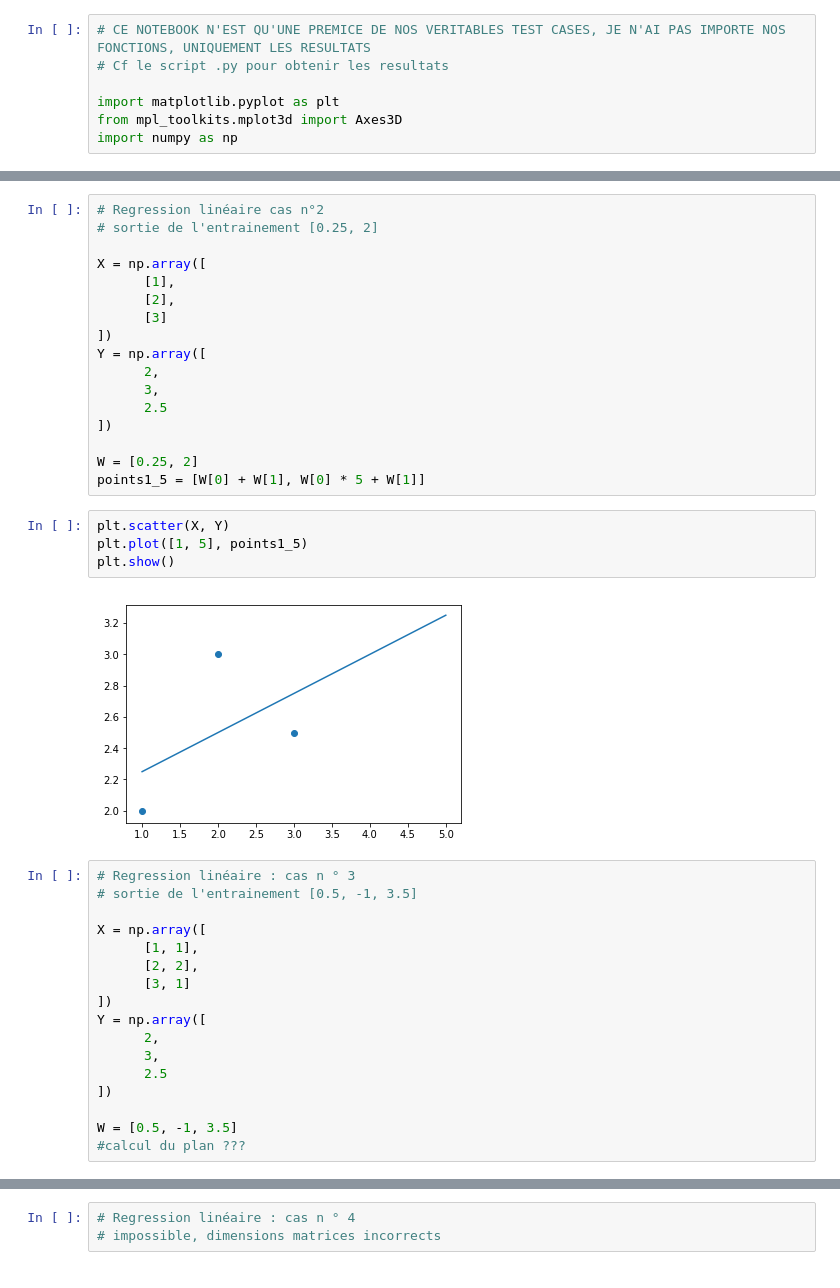
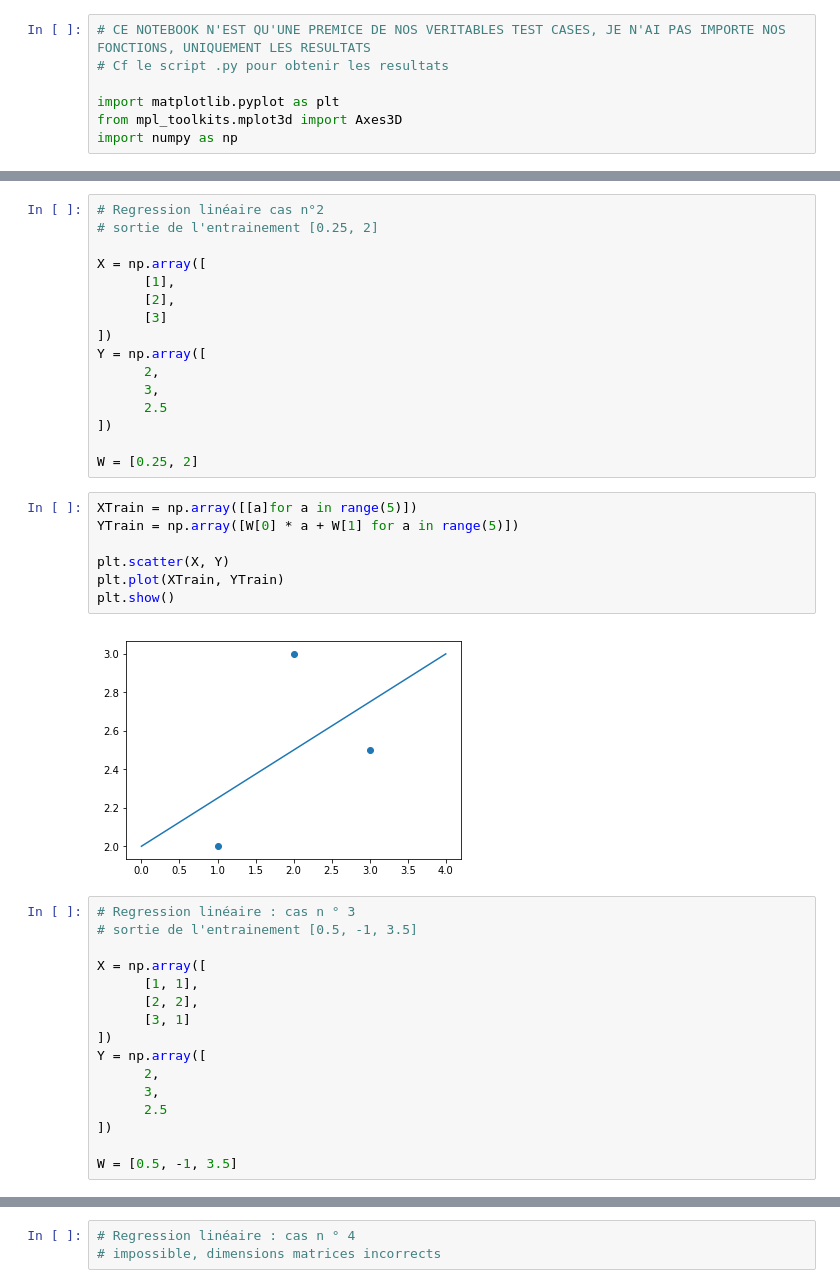
Before and after one commit to ArnauldDyor/MachineLearningProject, a Jupyter notebook: TestCase/test.ipynb, the cells around one changed output, grey strips where cells are left out. Saved outputs shown, nothing was run; the diff lists cells and outputs as text.

```diff
--- a/TestCase/test.ipynb
+++ b/TestCase/test.ipynb
@@ -41,13 +43,15 @@ Y = np.array([
 ])
 
 W = [0.25, 2]
-points1_5 = [W[0] + W[1], W[0] * 5 + W[1]]
-# %%
-plt.scatter(X, Y)
-plt.plot([1, 5], points1_5)
-plt.show()
-# %% [output]
-[figure, removed]
+# %%
+XTrain = np.array([[a]for a in range(5)])
+YTrain = np.array([W[0] * a + W[1] for a in range(5)])
+
+plt.scatter(X, Y)
+plt.plot(XTrain, YTrain)
+plt.show()
+# %% [output]
+[figure, added]
 # %%
 # Regression linéaire : cas n ° 3
 # sortie de l'entrainement [0.5, -1, 3.5]
@@ -64,4 +68,3 @@ Y = np.array([
 ])
 
 W = [0.5, -1, 3.5]
-#calcul du plan ???
```
Also changed, not shown: parts of 8 cells of this notebook.
